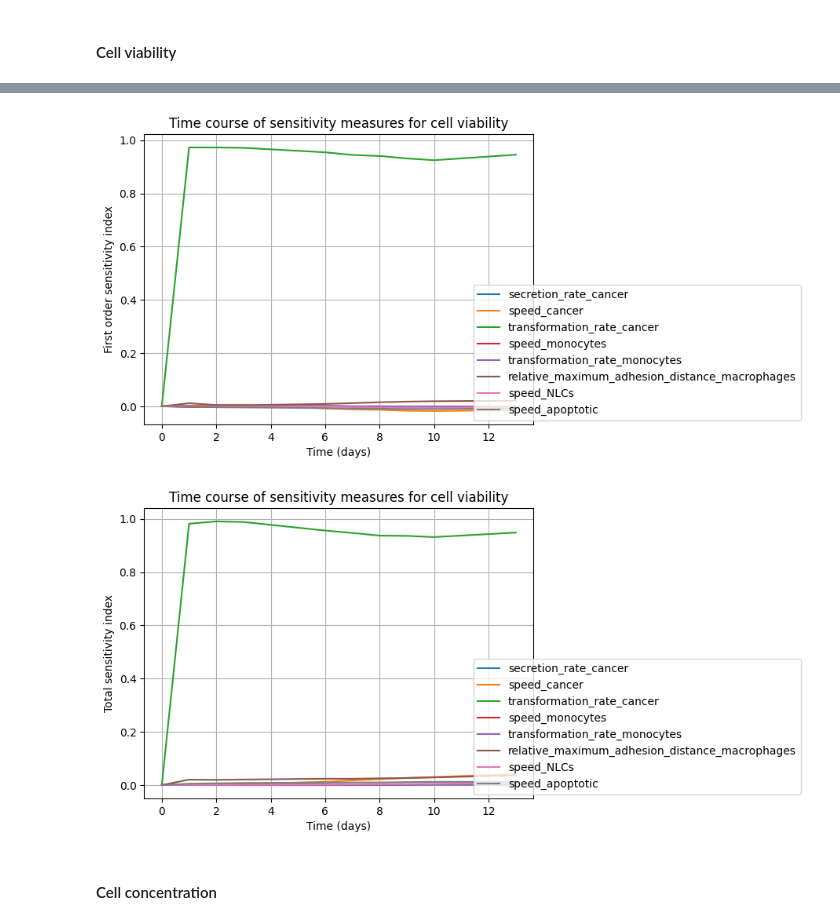
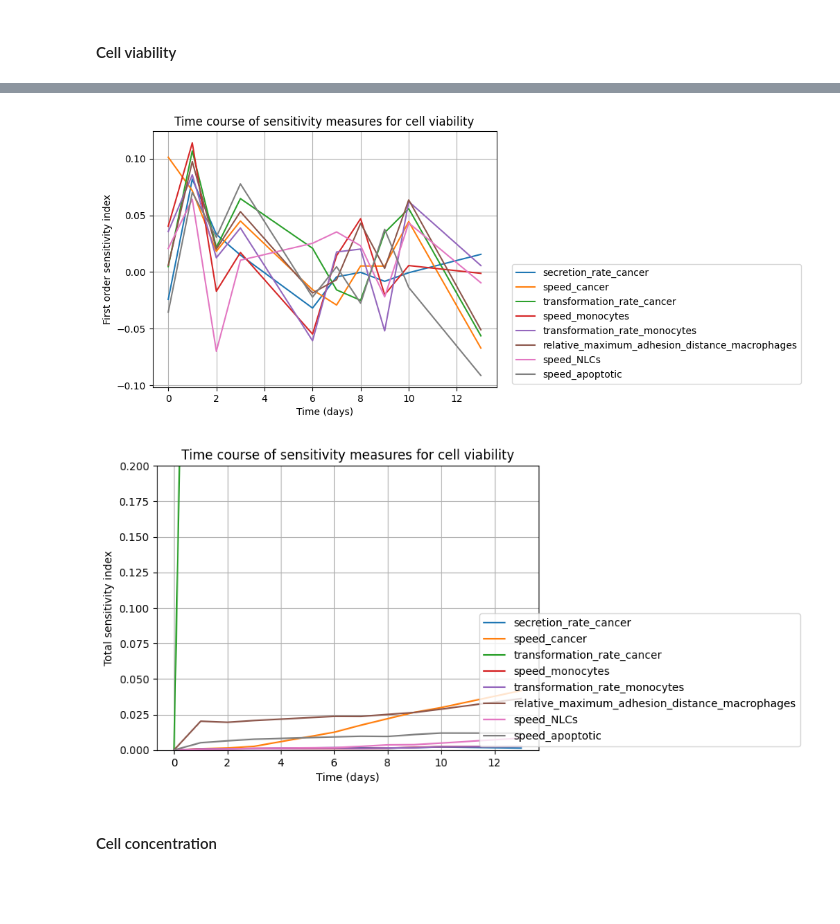
Before and after one commit to mhurtado13/NLC-CLL_HPC_exploration, a Jupyter notebook: Physicell_NLCs-CLL/scripts/SA_analysis.ipynb, the cells around one changed output, grey strips where cells are left out. Saved outputs shown, nothing was run; the diff lists cells and outputs as text; code cells hidden in the pictures; blank space fills up the shorter version.

```diff
--- a/Physicell_NLCs-CLL/scripts/SA_analysis.ipynb
+++ b/Physicell_NLCs-CLL/scripts/SA_analysis.ipynb
@@ -46,0 +110,21 @@ concentration_data = pd.concat([concentration_data_node1, concentration_data_nod
+# %%
+import pandas as pd
+import matplotlib.pyplot as plt
+import seaborn as sns
+
+for i in range(0, viability_data.shape[0]):
+    # Assuming the viability data is in a column named 'viability'
+    viability = viability_data.iloc[i]  # Replace with the actual column name if different
+
+    # Create a histogram
+    plt.figure(figsize=(10, 6))
+    sns.histplot(viability, bins=30, kde=True)  # kde=True adds a kernel density estimate
+    plt.title('Histogram of Viability')
+    plt.xlabel('Viability')
+    plt.ylabel('Frequency')
+    plt.grid(True)
+    plt.show()
+
+    # Calculate skewness
+    skewness = viability.skew()
+    print(f'Skewness of viability: {skewness}')
@@ -46,0 +169,13 @@ concentration_data = pd.concat([concentration_data_node1, concentration_data_nod
+# %%
+additional_columns = 18432
+viability_data_expanded = np.random.uniform(0, 100, size=(viability_data.shape[0], additional_columns))
+
+# Create a DataFrame for the new data
+#new_df = pd.DataFrame(new_data)
+
+# Concatenate the new DataFrame to the existing one
+#viability_data_expanded = pd.concat([viability_data, new_df], axis=1)
+
+# Check the new shape and first few rows
+viability_data_expanded = pd.DataFrame(viability_data_expanded)
+print(viability_data_expanded.shape)
@@ -54,8 +191,8 @@ Si_S1 = []
 Si_S1conf = []
 Si_ST = []
 Si_STconf = []
-for i in range(0, viability_data.shape[0]):
-    Si = sobol.analyze(problem, viability_data.iloc[i].values, print_to_console=False, calc_second_order=True)
+for i in range(0, viability_data_expanded.shape[0]):
+    Si = sobol.analyze(problem, viability_data_expanded.iloc[i].values, print_to_console=False, calc_second_order=True)
     Si_S1.append(Si['S1'])
     Si_S1conf.append(Si['S1_conf'])
     Si_ST.append(Si['ST'])
@@ -68,17 +320,18 @@ Si_STconf = pd.DataFrame(Si_STconf, columns=input.keys())
 # %%
 #### Sensitivity index First order
 for param_index in range(Si_S1.shape[1]):
     plt.plot(time_points, Si_S1.iloc[:, param_index], label=Si_S1.columns[param_index])
 
 plt.xlabel('Time (days)')
 plt.ylabel('First order sensitivity index')
 plt.title('Time course of sensitivity measures for cell viability')
-plt.legend(loc='upper right', bbox_to_anchor=(1.7, 0.5))
+plt.legend(loc='upper right', bbox_to_anchor=(1.9, 0.5))
 
+#plt.ylim(0, 1)  # Set y-axis limits
 plt.grid(True)
 plt.show()
 # %% [output]
-[figure, old version]
+[figure, new version]
 # %%
 #### Sensitivity index Total
 for param_index in range(Si_ST.shape[1]):
@@ -89,10 +342,11 @@ plt.ylabel('Total sensitivity index')
 plt.title('Time course of sensitivity measures for cell viability')
 plt.legend(loc='upper right', bbox_to_anchor=(1.7, 0.5))
 
+plt.ylim(0, 0.2)  # Set y-axis limits
 plt.grid(True)
 plt.show()
 # %% [output]
-[figure, old version]
+[figure, new version]
 # %% [markdown]
 #### Cell concentration
 # %%
```
Also changed, not shown: parts of 15 cells of this notebook, 15 other files.
